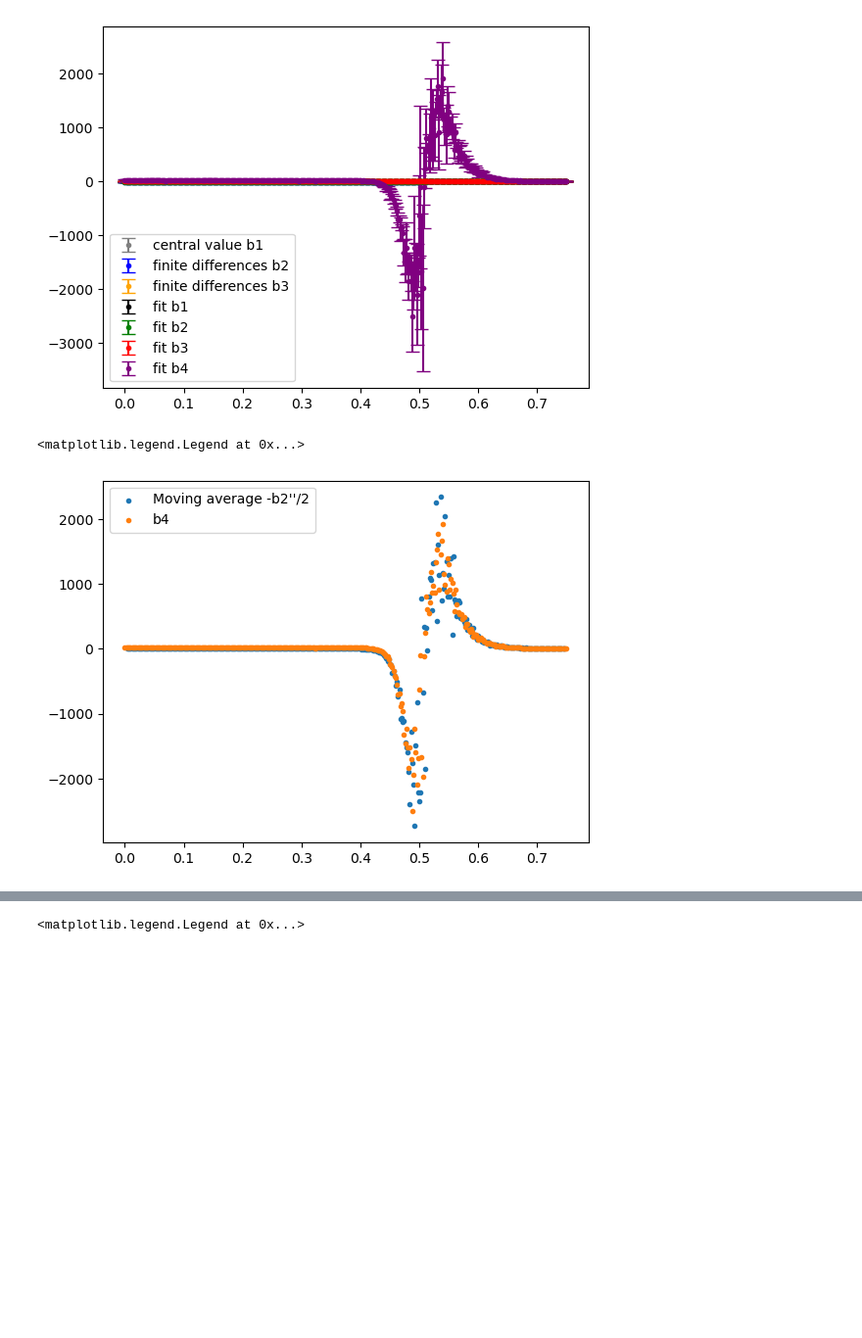
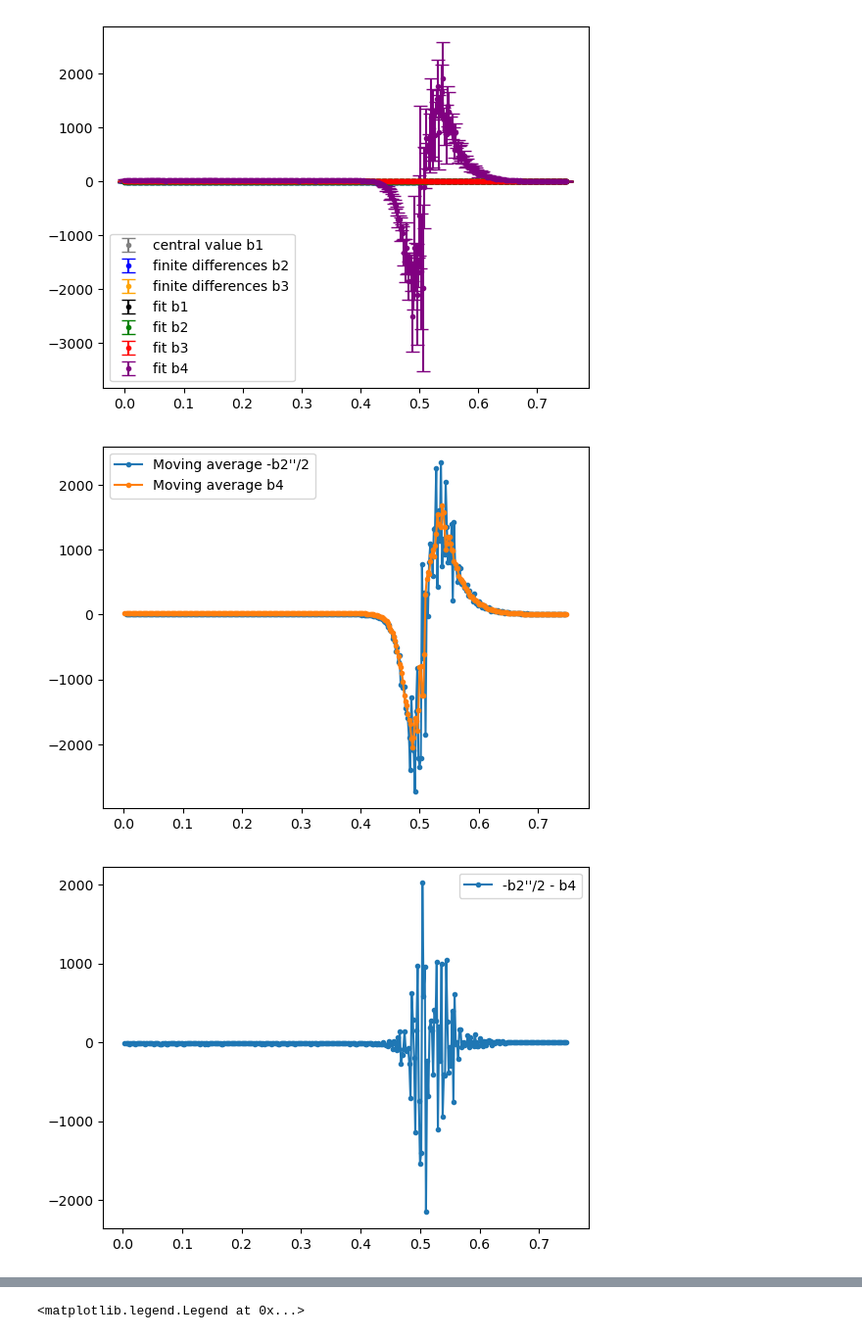
Before and after one commit to xsuite/bpmeth, a Jupyter notebook: fieldmaps/quadrupole_toymodels/fit_fieldmap.ipynb, the cells around one changed output, grey strips where cells are left out. Shown at 98% size. Drawn from its saved outputs; the diff is of its cells as text; code cells hidden in the pictures; blank space fills up the shorter version.

```diff
--- a/fieldmaps/quadrupole_toymodels/fit_fieldmap.ipynb
+++ b/fieldmaps/quadrupole_toymodels/fit_fieldmap.ipynb
@@ -10,8 +10,8 @@ import math
 # %%
 from magnet import Enge, spEnge, Magnet
 # %%
-def mavg(x):
-    return np.average(sliding_window_view(x, window_shape = 4), axis=1)
+def mavg(x, window_shape=4):
+    return np.average(sliding_window_view(x, window_shape = window_shape), axis=1)
 # %%
 data_quad=np.loadtxt("field_map_straight_quad_resol_2mm.txt",skiprows=9)
 quad = Magnet(data_quad)
@@ -50,13 +51,24 @@ ax.legend()
 # %%
 zvals = np.unique(quad.src['z'])
 b2vals = quad.z_multipoles(3, xmax=0.025)[1][:,1]
 b4vals = quad.z_multipoles(3, xmax=0.025)[1][:,3]
 
+window_shape = 3
 b2pp = np.diff(b2vals, 2)/np.diff(zvals)[1:]**2
-b2ppav = (b2pp[2:] + b2pp[1:-1] + b2pp[:-2])/3
-plt.scatter(zvals[2:-2], -b2ppav/2, marker='.', label="Moving average -b2''/2")
-plt.scatter(zvals, b4vals, marker='.', label="b4")
+b2ppav = mavg(b2pp, window_shape=window_shape)
+b4av = mavg(b4vals, window_shape=window_shape)
+zav = mavg(zvals, window_shape=window_shape)
+
+fig, ax = plt.subplots()
+plt.plot(zav[1:-1], -b2ppav/2, marker='.', label="Moving average -b2''/2")
+plt.plot(zav, b4av, marker='.', label="Moving average b4")
 plt.legend()
+plt.show()
+
+fig, ax = plt.subplots()
+plt.plot(zav[1:-1], -b2ppav/2 - b4av[1:-1], marker='.', label="-b2''/2 - b4")
+plt.legend()
+plt.show()
 # %% [output]
-<matplotlib.legend.Legend at 0x...>
-[figure, old version]
+[figure, new version]
+[figure, added]
```
Also changed, not shown: parts of 6 cells of this notebook, 2 other files.
